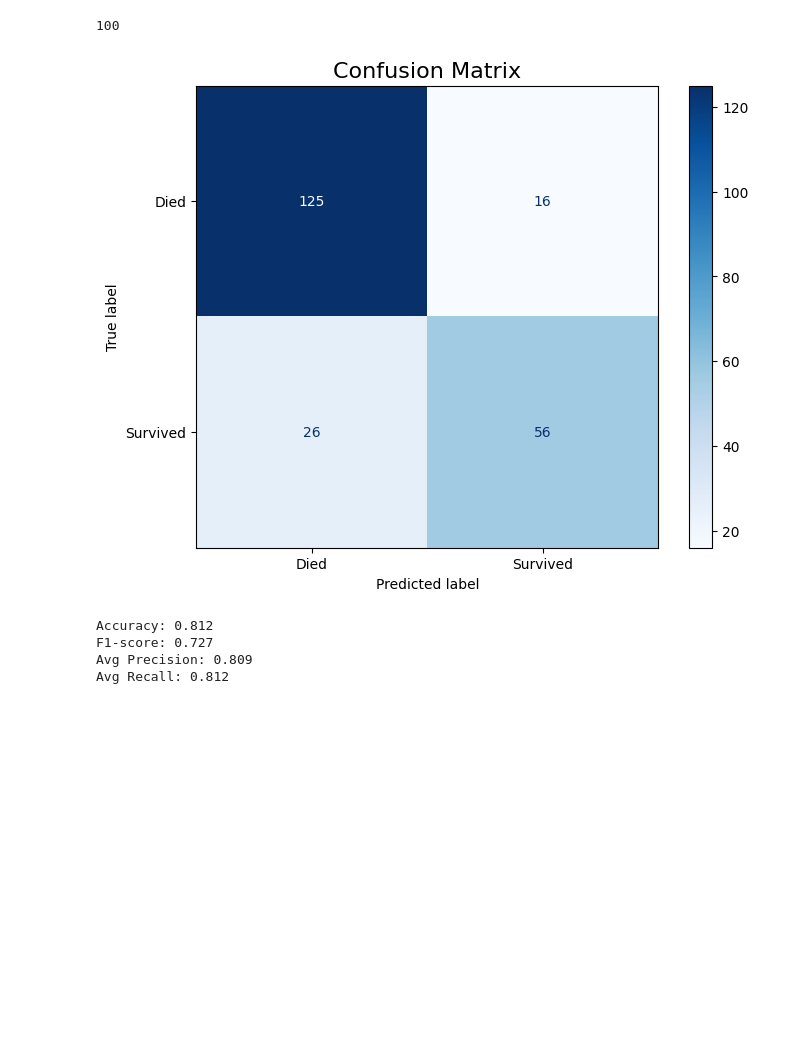
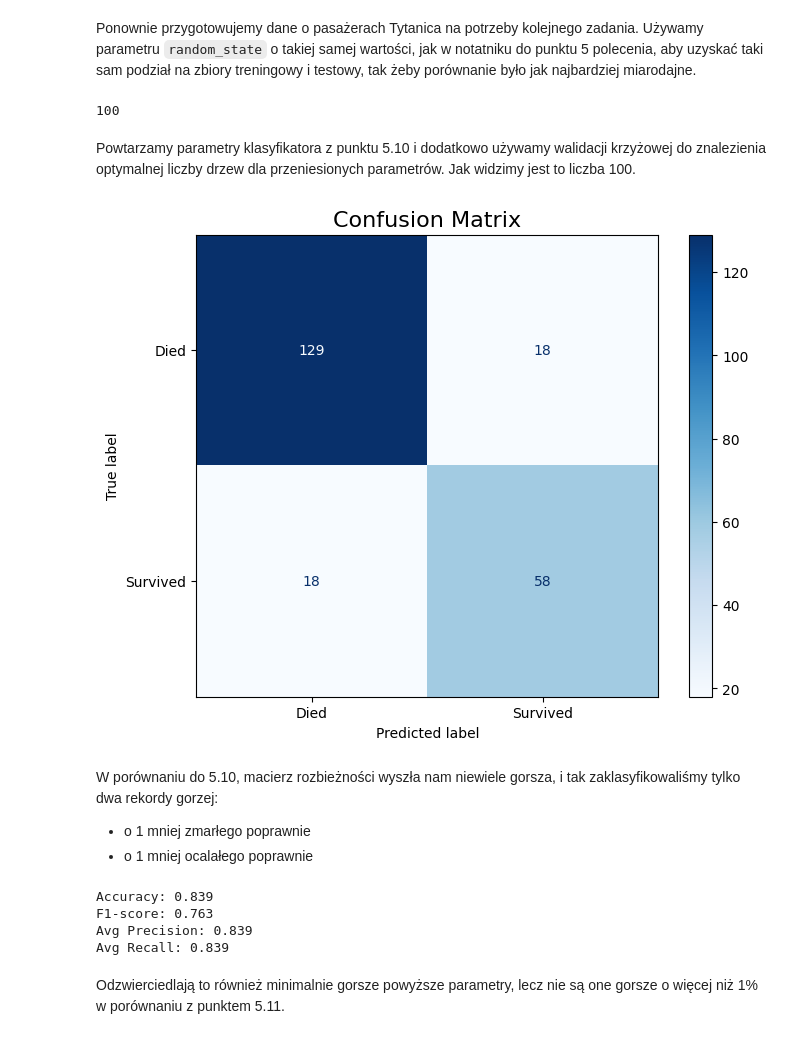
Before and after one commit to mwardynski/data-mining, a Jupyter notebook: lab2/lab2_3.ipynb, the cells around one changed output. Saved outputs shown, nothing was run; the diff lists cells and outputs as text; code cells hidden in the pictures; blank space fills up the shorter version.

```diff
--- a/lab2/lab2_3.ipynb
+++ b/lab2/lab2_3.ipynb
@@ -15,3 +17,5 @@ tit_x_train, tit_x_test, tit_y_train, tit_y_test = train_test_split(tit_data_x,
+# %% [markdown]
+Ponownie przygotowujemy dane o pasażerach Tytanica na potrzeby kolejnego zadania. Używamy parametru `random_state` o takiej samej wartości, jak w notatniku do punktu 5 polecenia, aby uzyskać taki sam podział na zbiory treningowy i testowy, tak żeby porównanie było jak najbardziej miarodajne.
 # %%
 from sklearn.ensemble import RandomForestClassifier
 from sklearn.model_selection import GridSearchCV
@@ -32,23 +36,29 @@ search.fit(tit_data_x, tit_data_y)
 print(search.best_estimator_.n_estimators)
 # %% [output]
 100
+# %% [markdown]
+Powtarzamy parametry klasyfikatora z punktu 5.10 i dodatkowo używamy walidacji krzyżowej do znalezienia optymalnej liczby drzew dla przeniesionych parametrów. Jak widzimy jest to liczba 100.
 # %%
 from sklearn.metrics import confusion_matrix, ConfusionMatrixDisplay
 import matplotlib.pyplot as plt
 
-decision_tree = RandomForestClassifier(n_estimators=75, max_depth=3, criterion='entropy', min_samples_leaf=1)
+decision_tree = RandomForestClassifier(n_estimators=100, max_depth=3, criterion='entropy', min_samples_leaf=1)
 decision_tree.fit(tit_x_train, tit_y_train)
 
 tit_y_pred = decision_tree.predict(tit_x_test)
 cm = confusion_matrix(tit_y_test, tit_y_pred)
 
 disp = ConfusionMatrixDisplay(confusion_matrix=cm, display_labels=['Died', 'Survived'])
 fig, diag = plt.subplots(figsize=(8, 6))
 disp.plot(cmap=plt.cm.Blues, ax=diag)
 diag.set_title('Confusion Matrix', fontsize=16)
 plt.show()
 # %% [output]
-[figure, old version]
+[figure, new version]
+# %% [markdown]
+W porównaniu do 5.10, macierz rozbieżności wyszła nam niewiele gorsza, i tak zaklasyfikowaliśmy tylko dwa rekordy gorzej:
+- o 1 mniej zmarłego poprawnie
+- o 1 mniej ocalałego poprawnie
 # %%
 from sklearn.metrics import accuracy_score, f1_score
 from sklearn.metrics import precision_recall_fscore_support
@@ -63,10 +73,12 @@ precision_avg, recall_avg, _, _ = precision_recall_fscore_support(tit_y_test, ti
 print(f'Avg Precision: {precision_avg:.3f}')
 print(f'Avg Recall: {recall_avg:.3f}')
 # %% [output]
-Accuracy: 0.812
-F1-score: 0.727
-Avg Precision: 0.809
-Avg Recall: 0.812
+Accuracy: 0.839
+F1-score: 0.763
+Avg Precision: 0.839
+Avg Recall: 0.839
+# %% [markdown]
+Odzwierciedlają to również minimalnie gorsze powyższe parametry, lecz nie są one gorsze o więcej niż 1% w porównaniu z punktem 5.11.
 # %%
 from sklearn.ensemble import RandomForestClassifier
 from sklearn.model_selection import GridSearchCV
```
Also changed, not shown: parts of 11 cells of this notebook, 2 other files.
